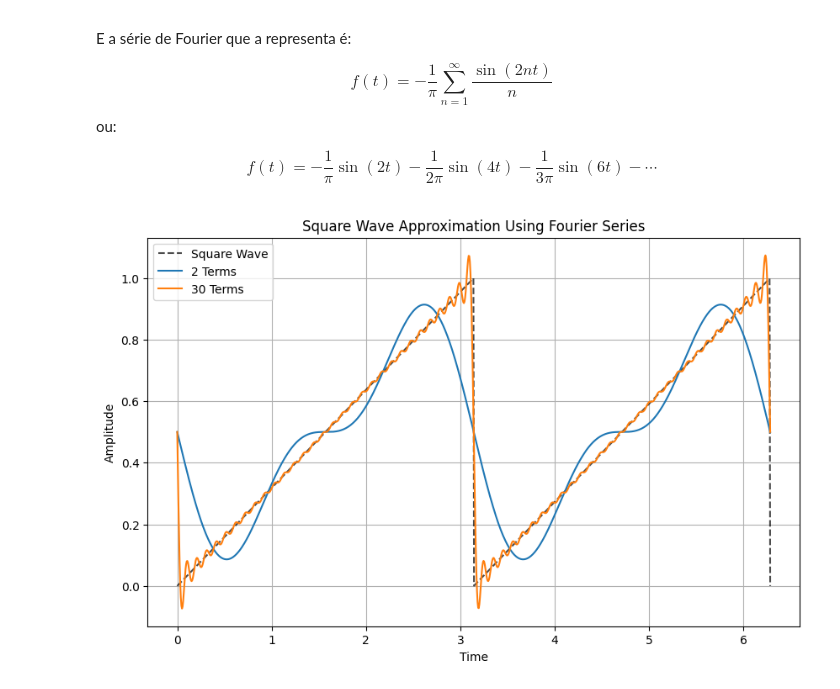
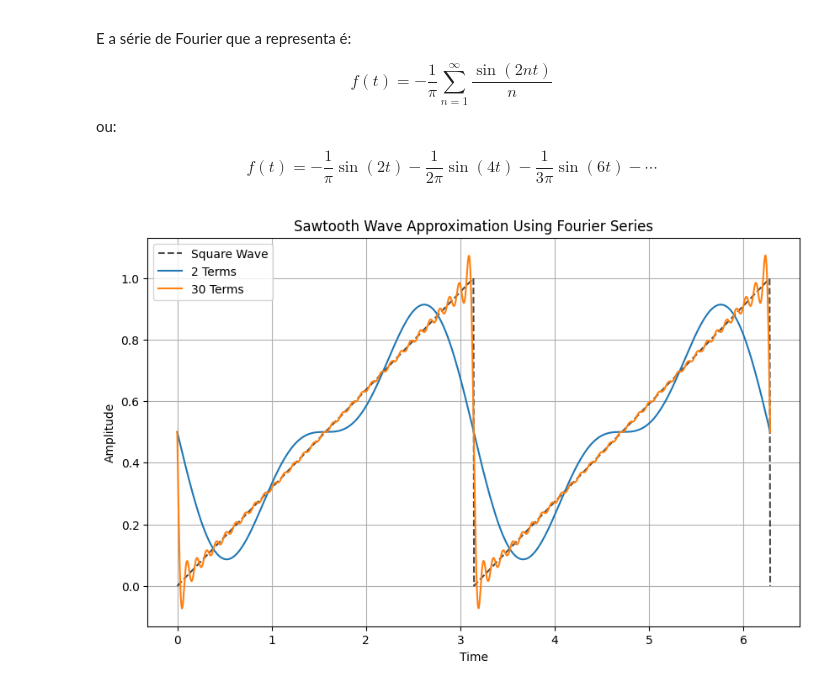
Before and after one commit to ruyoliv/DataCom, a Jupyter notebook: Fourier_series.ipynb, the cells around one changed output. Drawn from its saved outputs; the diff is of its cells as text; code cells hidden in the pictures.

```diff
--- a/Fourier_series.ipynb
+++ b/Fourier_series.ipynb
@@ -100,32 +100,32 @@ t = np.linspace(0, 2 * np.pi, 1000)
 # Define the sawtooth wave
 sawtooth_wave = (1 / np.pi) * (t % np.pi)      # Two cycles within 0 to 2*pi
 
 # Fourier Series approximation function
 def  fourier_series_approximation_sawtooth(t, num_terms):
     result = 1/2
     for n in range(1, num_terms + 1):
         result -= (1 / (n * np.pi)) * ( np.sin(2 * n * t))  # Proper sine coefficients for 0 to 1 amplitude
     return result
 
 # Plot the square wave and its Fourier Series approximations
 plt.figure(figsize=(10, 6))
 
 # Plot the actual square wave
 plt.plot(t, sawtooth_wave, label='Square Wave', color='black', linestyle='--', alpha=0.7)
 
 # Plot Fourier series approximations with different numbers of terms
 #terms_to_plot = [1, 3, 5, 9, 15]
 terms_to_plot = [2, 30]
 for terms in terms_to_plot:
     approximation = fourier_series_approximation_sawtooth(t, terms)
     plt.plot(t, approximation, label=f'{terms} Terms')
 
 # Customize the plot
-plt.title('Sawtooth Approximation Using Fourier Series')
+plt.title('Sawtooth Wave Approximation Using Fourier Series')
 plt.xlabel('Time')
 plt.ylabel('Amplitude')
 plt.legend()
 plt.grid(True)
 plt.show()
 # %% [output]
-[figure, old version]
+[figure, new version]
```
